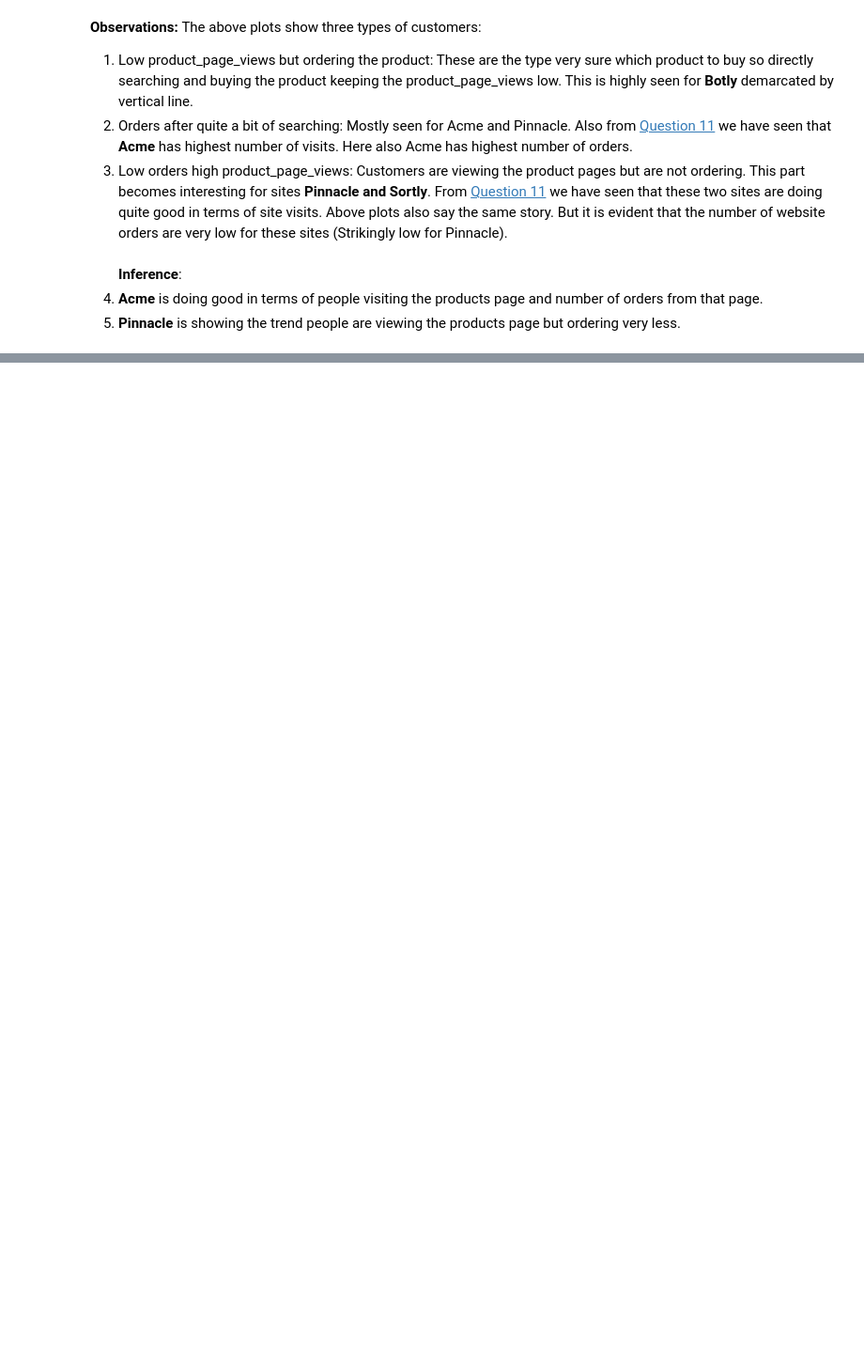
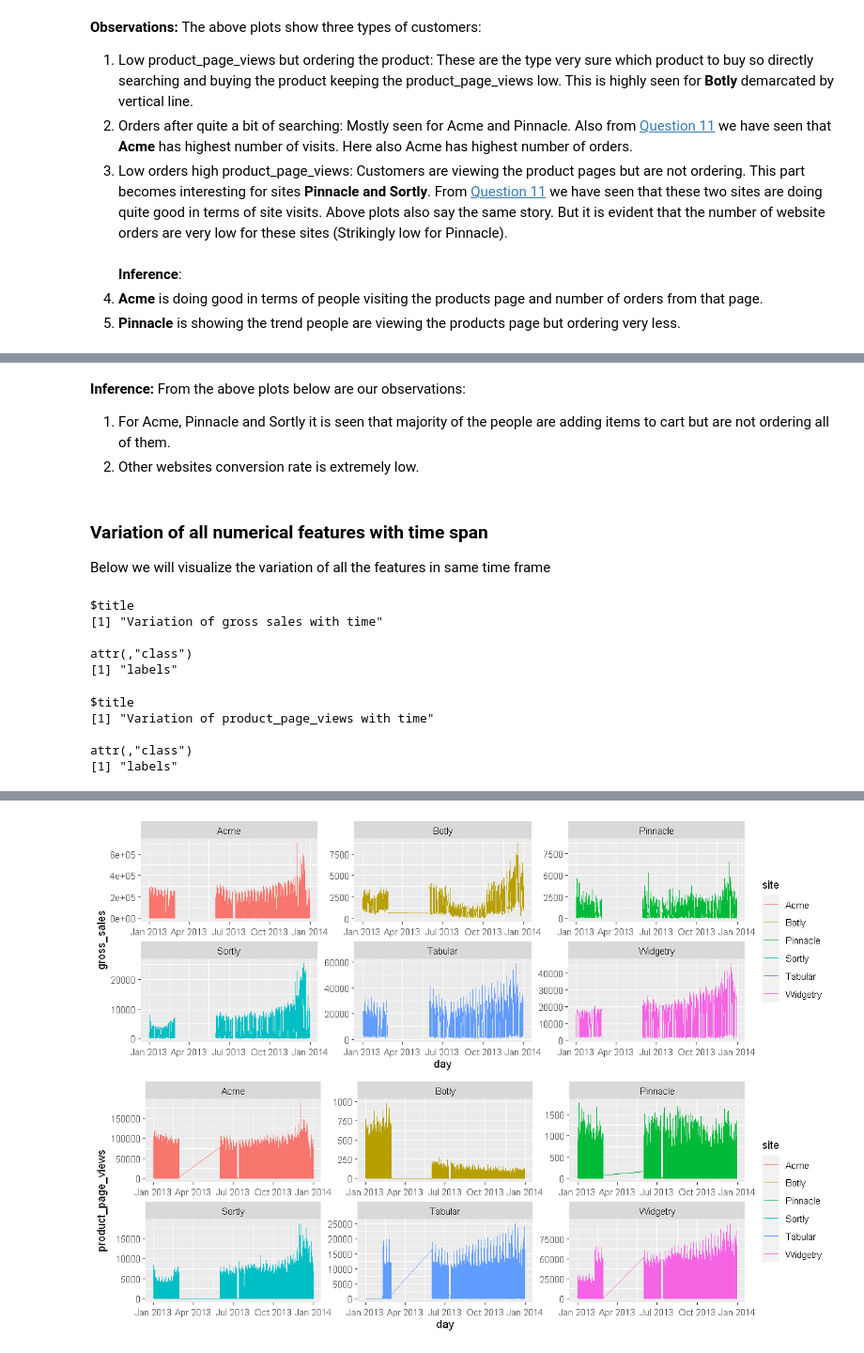
Before and after one commit to sandipto-sanyal/ampba, a Jupyter notebook: Foundation Term codes/Sandipto Sanyal PGID-12010004.ipynb, the cells around one changed output, grey strips where cells are left out. Shown: that part at 94% size. Drawn from its saved outputs; the diff is of its cells as text; code cells hidden in the pictures; blank space fills up the shorter version.

```diff
--- a/Foundation Term codes/Sandipto Sanyal PGID-12010004.ipynb
+++ b/Foundation Term codes/Sandipto Sanyal PGID-12010004.ipynb
@@ -763,0 +759,30 @@ g1
+# %% [markdown]
+<b>Inference:</b> From the above plots below are our observations:
+1. For Acme, Pinnacle and Sortly it is seen that majority of the people are adding items to cart but are not ordering all of them.
+1. Other websites conversion rate is extremely low.
+# %% [markdown]
+### Variation of all numerical features with time span
+Below we will visualize the variation of all the features in same time frame
+# %%
+g1 = ggplot(data=df) +
+    aes(x=day, y=gross_sales, color=site) +
+    geom_line() +
+    facet_wrap(~site, nrow=2, scales="free")
+    labs(title="Variation of gross sales with time")
+g2 = ggplot(data=df) +
+    aes(x=day, y=product_page_views, color=site) +
+    geom_line() +
+    facet_wrap(~site, nrow=2, scales="free")
+    labs(title="Variation of product_page_views with time")
+ggarrange(g1, g2, nrow = 2)
+# %% [output]
+$title
+[1] "Variation of gross sales with time"
+
+attr(,"class")
+[1] "labels"
+$title
+[1] "Variation of product_page_views with time"
+
+attr(,"class")
+[1] "labels"
@@ -763,0 +791 @@ g1
+[figure, added]
```
Also changed, not shown: parts of 20 cells of this notebook, 3 other files.
